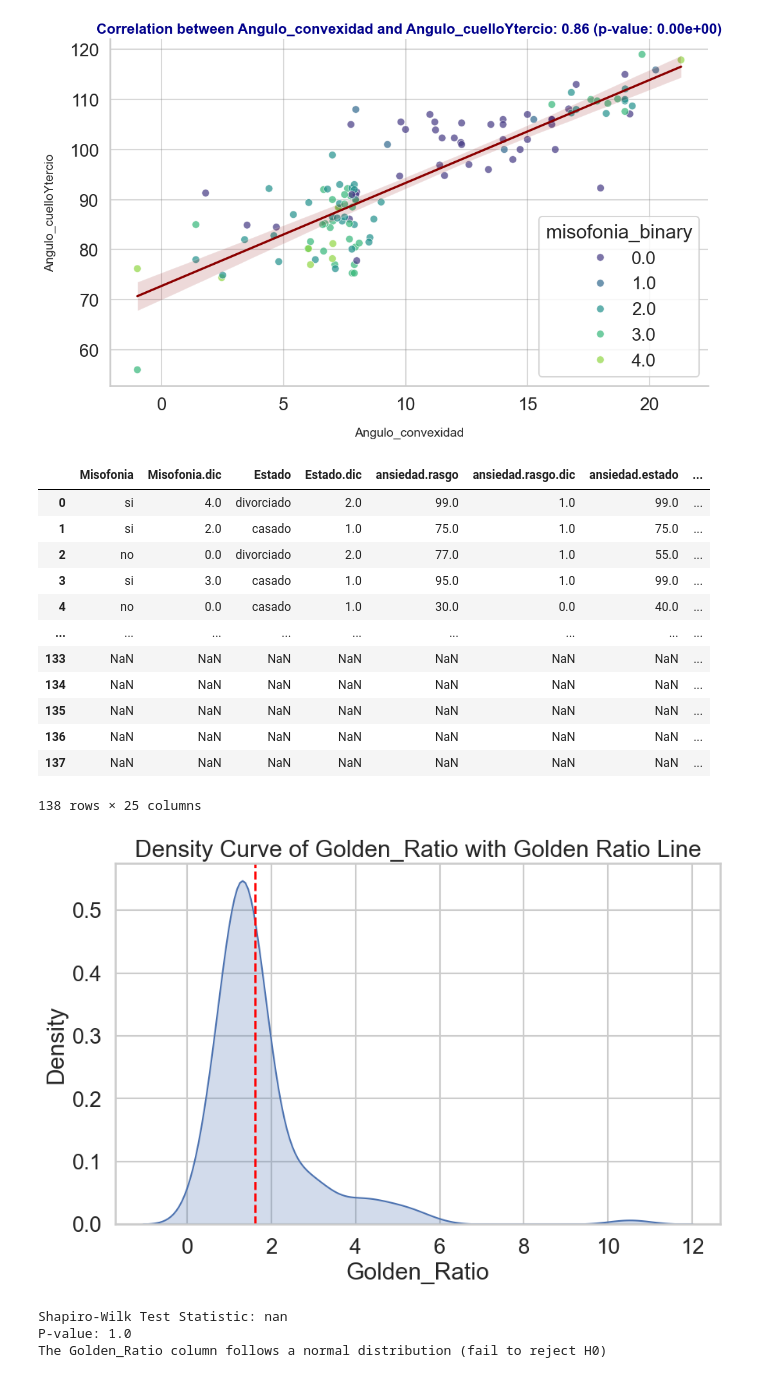
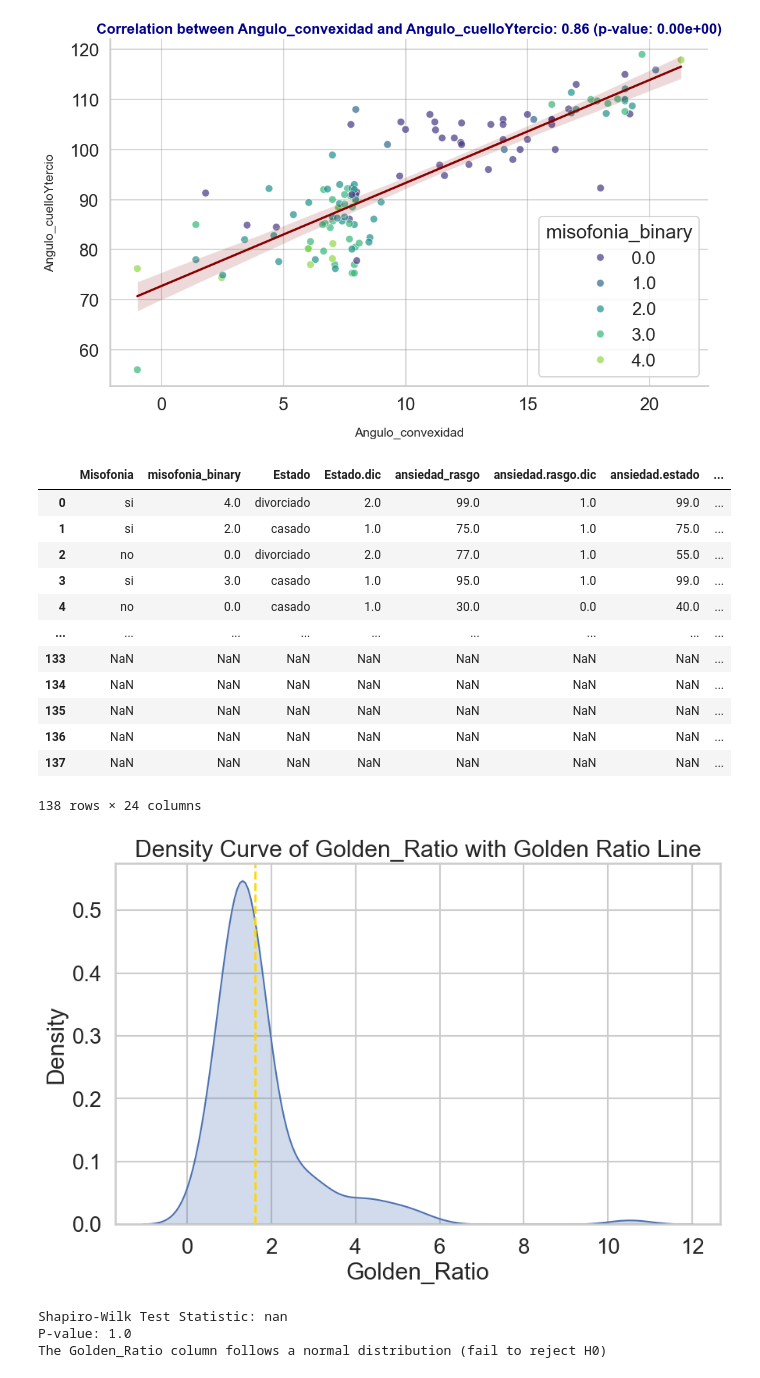
Before and after one commit to MMRES-PyBootcamp/MMRES-python-bootcamp2024, a Jupyter notebook: Misophonia_report/MMRES_Report_AlbertGrass_AndresGordo.ipynb, the cells around one changed output. Drawn from its saved outputs; the diff is of its cells as text; code cells hidden in the pictures.

Commit message:
Recolour the line to golden

```diff
--- a/Misophonia_report/MMRES_Report_AlbertGrass_AndresGordo.ipynb
+++ b/Misophonia_report/MMRES_Report_AlbertGrass_AndresGordo.ipynb
@@ -324,11 +325,11 @@ def compute_golden_ratio(convexity_angle, mandibular_protrusion, neck_angle, sub
     }
 
 
-
-df_expanded["Golden_Ratio"] = compute_golden_ratio(df["Angulo_convexidad"], df["protusion.mandibular"], df["Angulo_cuelloYtercio"], df["Subnasal_H"])["average_diff_from_golden_ratio"]
+df_expanded=df_clean
+df_expanded["Golden_Ratio"] = compute_golden_ratio(df_clean["Angulo_convexidad"], df_clean["protusion_mandibular"], df_clean["Angulo_cuelloYtercio"], df_clean["Subnasal_H"])["average_diff_from_golden_ratio"]
 df_expanded
 # %% [output]
-|  | Misofonia | Misofonia.dic | Estado | Estado.dic | ansiedad.rasgo | ansiedad.rasgo.dic | ansiedad.estado | ... |
+|  | Misofonia | misofonia_binary | Estado | Estado.dic | ansiedad_rasgo | ansiedad.rasgo.dic | ansiedad.estado | ... |
 | 0 | si | 4.0 | divorciado | 2.0 | 99.0 | 1.0 | 99.0 | ... |
 | 1 | si | 2.0 | casado | 1.0 | 75.0 | 1.0 | 75.0 | ... |
 | 2 | no | 0.0 | divorciado | 2.0 | 77.0 | 1.0 | 55.0 | ... |
@@ -340,24 +341,24 @@ df_expanded
 | 135 | NaN | NaN | NaN | NaN | NaN | NaN | NaN | ... |
 | 136 | NaN | NaN | NaN | NaN | NaN | NaN | NaN | ... |
 | 137 | NaN | NaN | NaN | NaN | NaN | NaN | NaN | ... |
-138 rows × 25 columns
+138 rows × 24 columns
 # %%
 # Plot a density curve following a normal distribution of df_expanded column named Golden_Ratio
 plt.figure(figsize=(10, 6))
 sns.kdeplot(data=df_expanded, x='Golden_Ratio', fill=True)
 
 # Draw an x-axis line at 1.618 (Golden Ratio)
-plt.axvline(x=1.618, color='red', linestyle='--', linewidth=2)
+plt.axvline(x=1.618, color='#FFD700', linestyle='--', linewidth=2)  # Golden color
 
 # Add title and labels
 plt.title('Density Curve of Golden_Ratio with Golden Ratio Line')
 plt.xlabel('Golden_Ratio')
 plt.ylabel('Density')
 
 # Show plot
 plt.show()
 # %% [output]
-[figure, old version]
+[figure, new version]
 # %%
 from scipy.stats import shapiro
 
```
Also changed, not shown: parts of 2 cells of this notebook.
